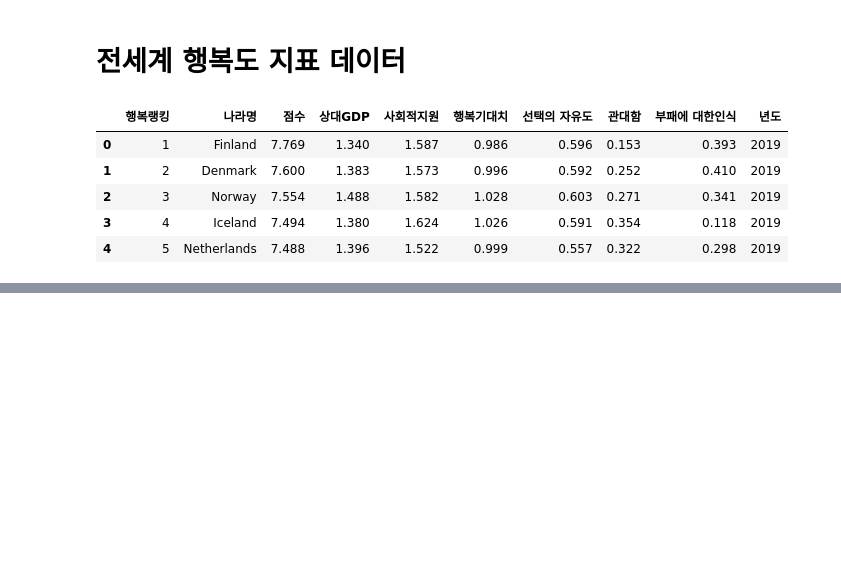
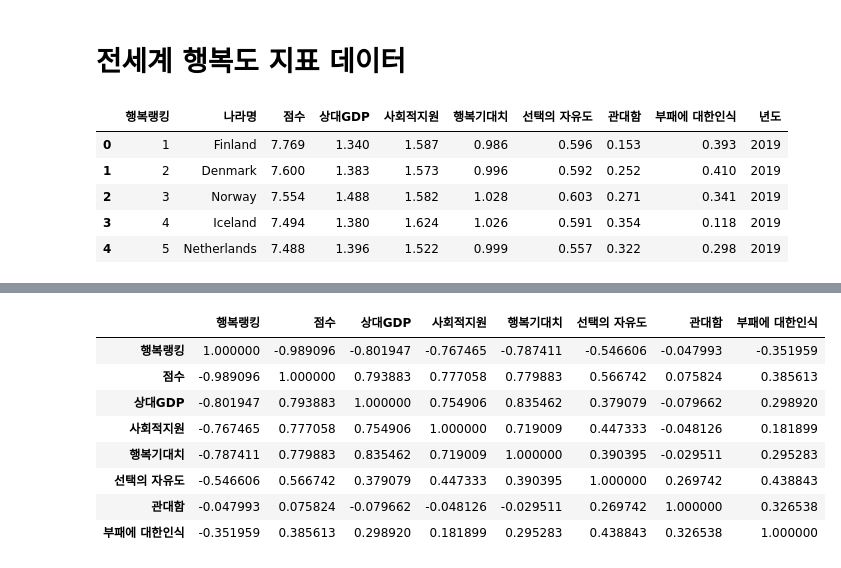
Before and after one commit to Naseungju/-_-, a Jupyter notebook: 1유형_연습2.ipynb, the cells around one changed output, grey strips where cells are left out. Saved outputs shown, nothing was run; the diff lists cells and outputs as text; code cells hidden in the pictures; blank space fills up the shorter version.

```diff
--- a/1유형_연습2.ipynb
+++ b/1유형_연습2.ipynb
@@ -434,0 +529,13 @@ df.head()
+# %%
+# 상관관계 분석 실시
+df[df.년도==2019].drop(columns=['나라명','년도']).corr()
+# %% [output]
+|  | 행복랭킹 | 점수 | 상대GDP | 사회적지원 | 행복기대치 | 선택의 자유도 | 관대함 | 부패에 대한인식 |
+| 행복랭킹 | 1.000000 | -0.989096 | -0.801947 | -0.767465 | -0.787411 | -0.546606 | -0.047993 | -0.351959 |
+| 점수 | -0.989096 | 1.000000 | 0.793883 | 0.777058 | 0.779883 | 0.566742 | 0.075824 | 0.385613 |
+| 상대GDP | -0.801947 | 0.793883 | 1.000000 | 0.754906 | 0.835462 | 0.379079 | -0.079662 | 0.298920 |
+| 사회적지원 | -0.767465 | 0.777058 | 0.754906 | 1.000000 | 0.719009 | 0.447333 | -0.048126 | 0.181899 |
+| 행복기대치 | -0.787411 | 0.779883 | 0.835462 | 0.719009 | 1.000000 | 0.390395 | -0.029511 | 0.295283 |
+| 선택의 자유도 | -0.546606 | 0.566742 | 0.379079 | 0.447333 | 0.390395 | 1.000000 | 0.269742 | 0.438843 |
+| 관대함 | -0.047993 | 0.075824 | -0.079662 | -0.048126 | -0.029511 | 0.269742 | 1.000000 | 0.326538 |
+| 부패에 대한인식 | -0.351959 | 0.385613 | 0.298920 | 0.181899 | 0.295283 | 0.438843 | 0.326538 | 1.000000 |
```
Also changed, not shown: parts of 59 cells of this notebook.
